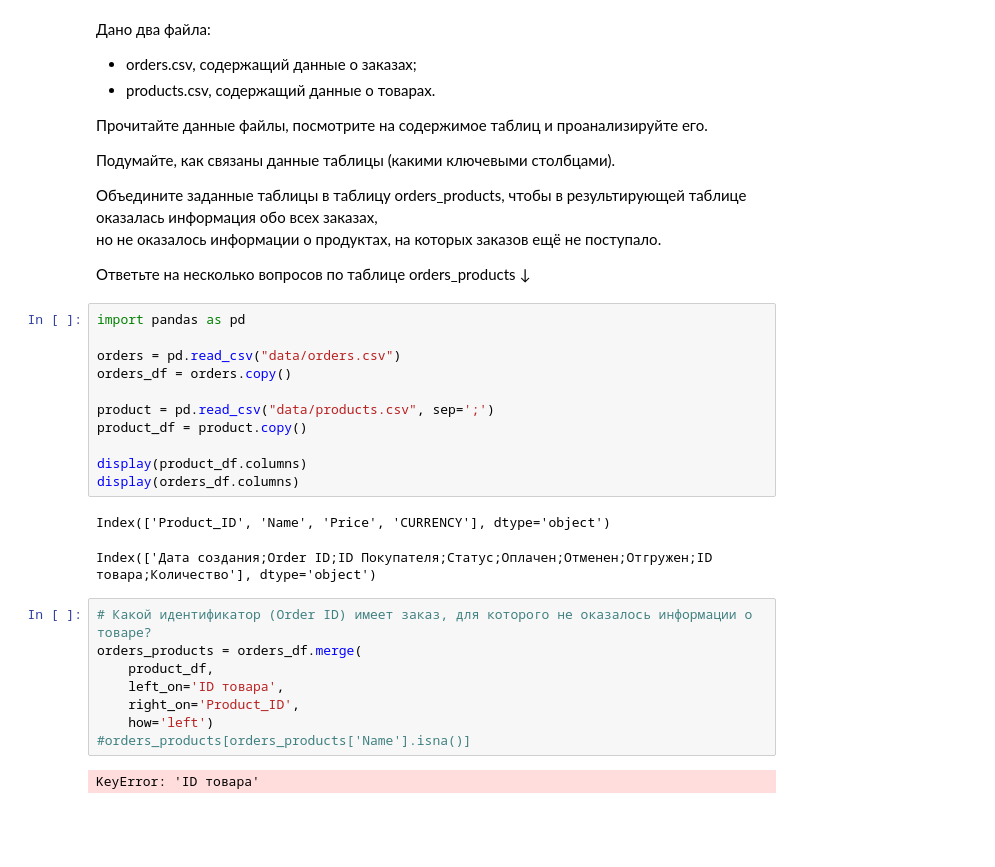
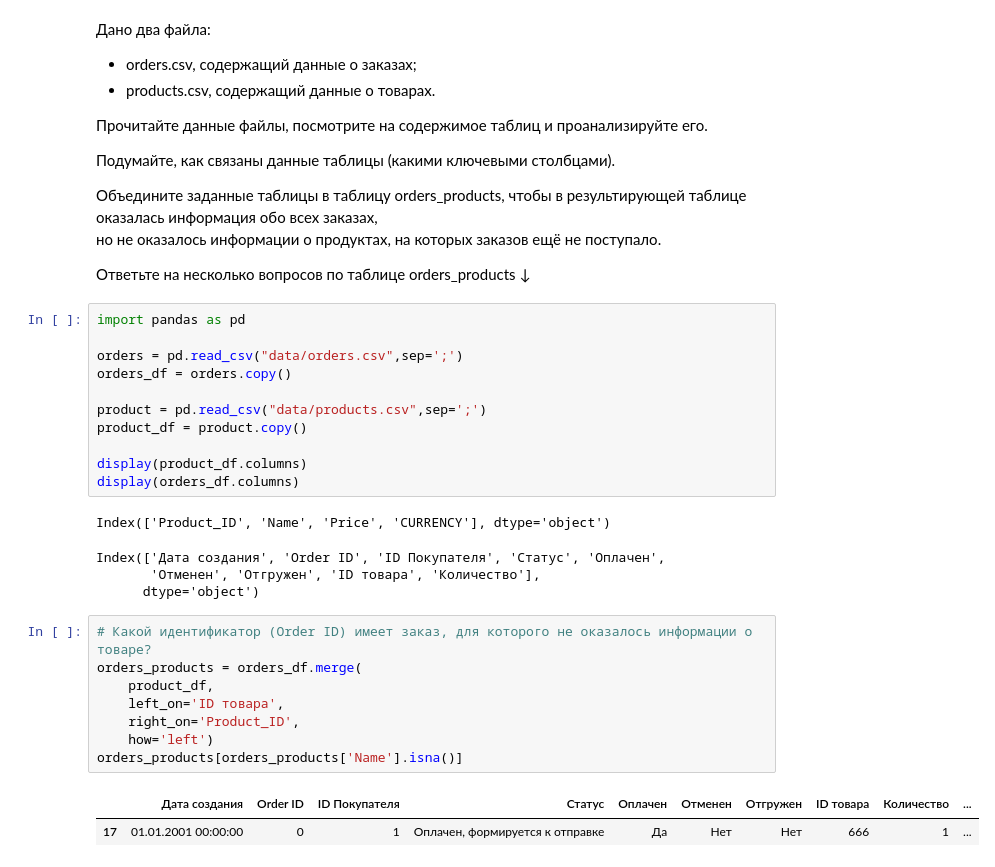
Before and after one commit to vokhmianin-da/sf_data_science, a Jupyter notebook: PYTHON-12.PANDAS/Practics.ipynb, the cells around one changed output. Cells and saved outputs as stored; diff of their text form; blank space fills up the shorter version.

```diff
--- a/PYTHON-12.PANDAS/Practics.ipynb
+++ b/PYTHON-12.PANDAS/Practics.ipynb
@@ -197,24 +197,27 @@ display(pivot)
 # %%
 import pandas as pd
 
-orders = pd.read_csv("data/orders.csv")
+orders = pd.read_csv("data/orders.csv",sep=';')
 orders_df = orders.copy()
 
-product = pd.read_csv("data/products.csv", sep=';')
+product = pd.read_csv("data/products.csv",sep=';')
 product_df = product.copy()
 
 display(product_df.columns)
 display(orders_df.columns)
 # %% [output]
 Index(['Product_ID', 'Name', 'Price', 'CURRENCY'], dtype='object')
-Index(['Дата создания;Order ID;ID Покупателя;Статус;Оплачен;Отменен;Отгружен;ID товара;Количество'], dtype='object')
+Index(['Дата создания', 'Order ID', 'ID Покупателя', 'Статус', 'Оплачен',
+       'Отменен', 'Отгружен', 'ID товара', 'Количество'],
+      dtype='object')
 # %%
 # Какой идентификатор (Order ID) имеет заказ, для которого не оказалось информации о товаре?
 orders_products = orders_df.merge(
     product_df,
     left_on='ID товара',
     right_on='Product_ID',
     how='left')
-#orders_products[orders_products['Name'].isna()]
+orders_products[orders_products['Name'].isna()]
 # %% [output]
-KeyError: 'ID товара'
+|  | Дата создания | Order ID | ID Покупателя | Статус | Оплачен | Отменен | Отгружен | ID товара | Количество | ... |
+| 17 | 01.01.2001 00:00:00 | 0 | 1 | Оплачен, формируется к отправке | Да | Нет | Нет | 666 | 1 | ... |
```
Also changed, not shown: parts of 2 cells of this notebook.
